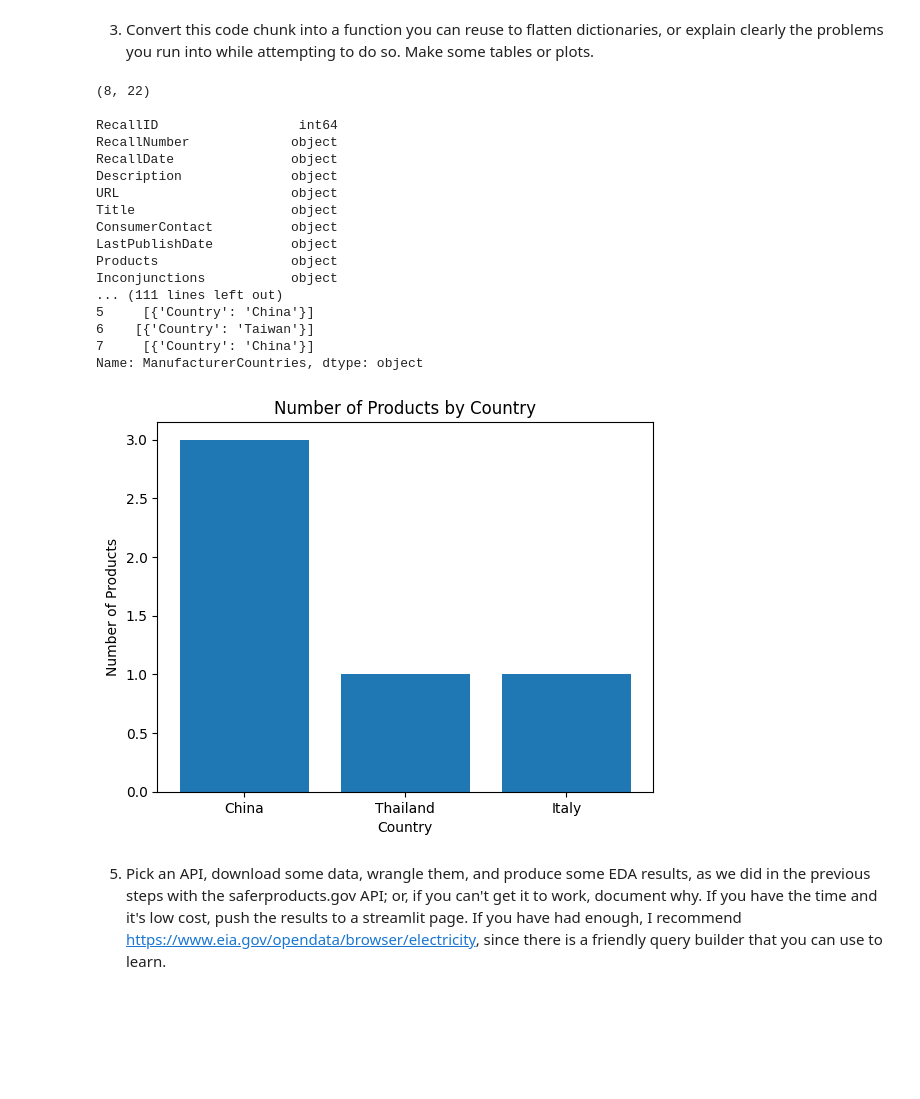
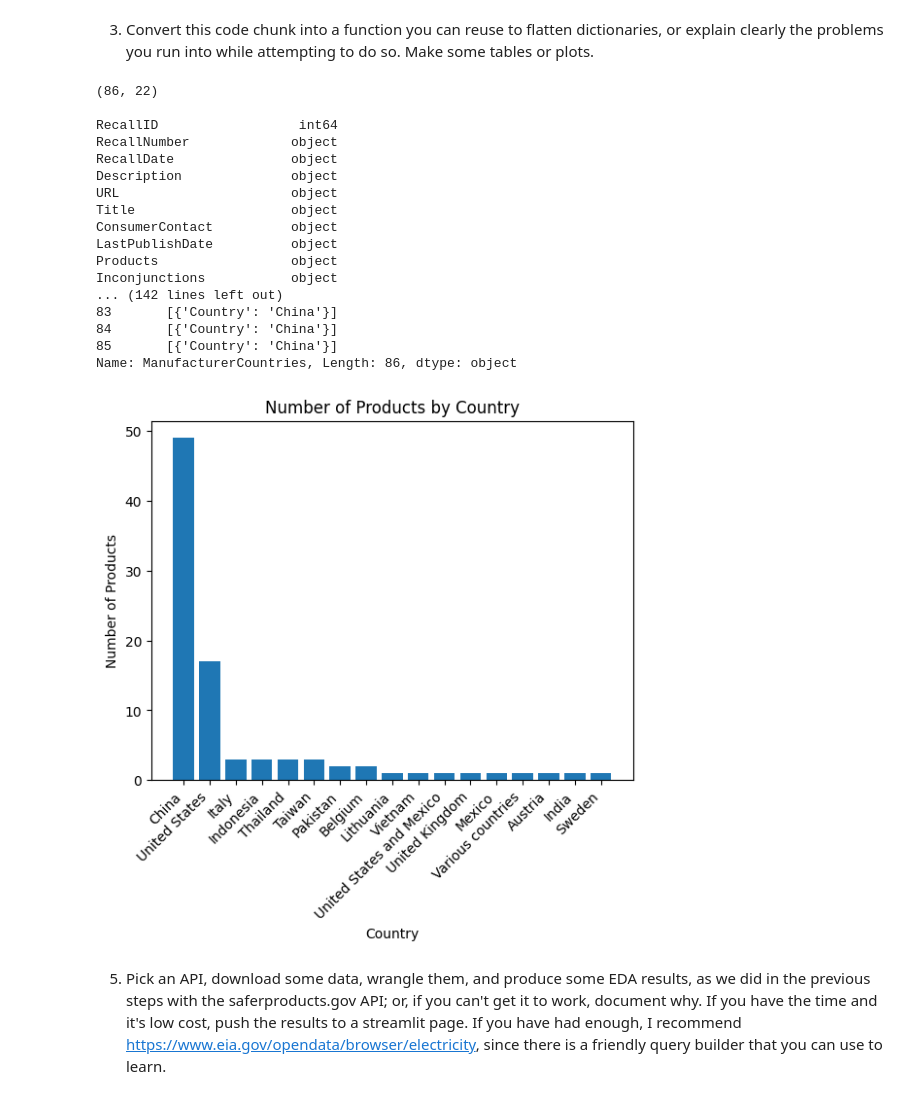
Before and after one commit to corinnakeum1/DS-4002, a Jupyter notebook: API_assignmet_CorinnaKeum.ipynb, the cells around one changed output. Cells and saved outputs as stored; diff of their text form; code cells hidden in the pictures; blank space fills up the shorter version.

```diff
--- a/API_assignmet_CorinnaKeum.ipynb
+++ b/API_assignmet_CorinnaKeum.ipynb
@@ -49,45 +49,42 @@ df.head() # table of data frame
 
 print(df['ManufacturerCountries'])
 
-data = {'ManufacturerCountries': [[{'Country': 'China'}], [{'Country': 'Thailand'}], [{'Country': 'Italy'}], [{'Country': 'China'}], [{'Country': 'China'}]]}
-df = pd.DataFrame(data)
-
-
 countries = [] # make a list to put the countries into
 for country_list in df['ManufacturerCountries']: # for the amount of countries in the DF
   for country_dict in country_list:
     countries.append(country_dict['Country'])
 # countries put into the new list
 
 
 # counting the amount of times the country is seen
 country_counts = pd.Series(countries).value_counts()
 
 # creating a bar graph
 plt.bar(country_counts.index, country_counts.values)
 plt.xlabel("Country")
+plt.xticks(rotation=45, ha='right')
 plt.ylabel("Number of Products")
 plt.title("Number of Products by Country")
 plt.show()
 # %% [output]
-(8, 22)
+(86, 22)
 
 RecallID                  int64
 RecallNumber             object
 RecallDate               object
 Description              object
 URL                      object
 Title                    object
 ConsumerContact          object
 LastPublishDate          object
 Products                 object
 Inconjunctions           object
-... (111 lines left out)
-5     [{'Country': 'China'}]
-6    [{'Country': 'Taiwan'}]
-7     [{'Country': 'China'}]
-Name: ManufacturerCountries, dtype: object
+... (142 lines left out)
+83       [{'Country': 'China'}]
+84       [{'Country': 'China'}]
+85       [{'Country': 'China'}]
+Name: ManufacturerCountries, Length: 86, dtype: object
-[figure, old version]
+[figure, new version]
 # %% [markdown]
 5. Pick an API, download some data, wrangle them, and produce some EDA results, as we did in the previous steps with the saferproducts.gov API; or, if you can't get it to work, document why. If you have the time and it's low cost, push the results to a streamlit page. If you have had enough, I recommend https://www.eia.gov/opendata/browser/electricity, since there is a friendly query builder that you can use to learn.
 # %%
```
Also changed, not shown: parts of 1 cell of this notebook.
